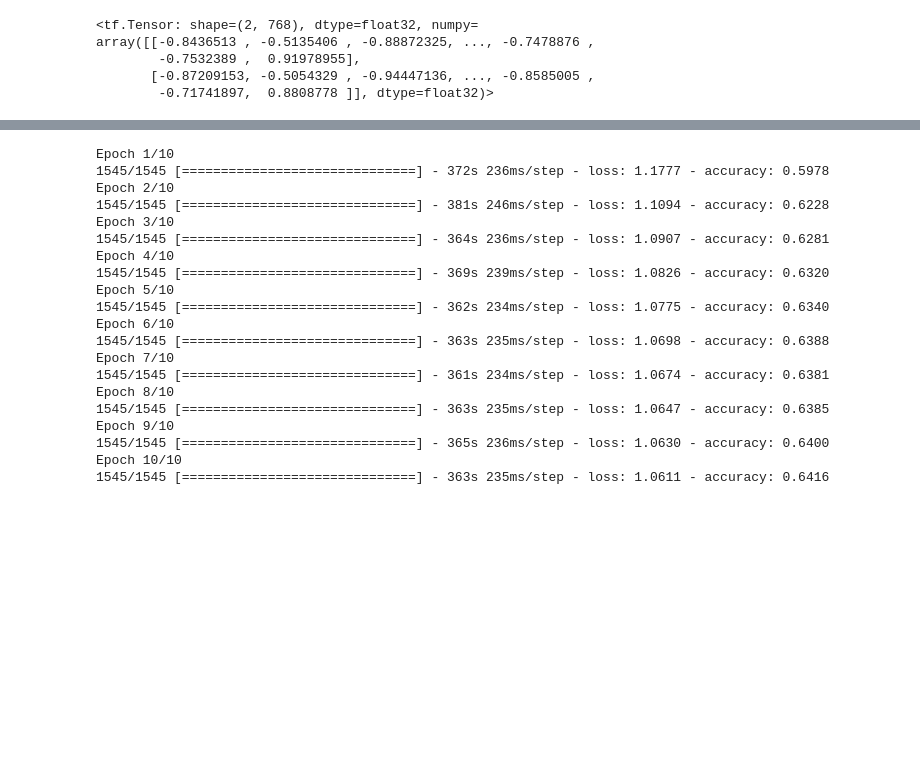
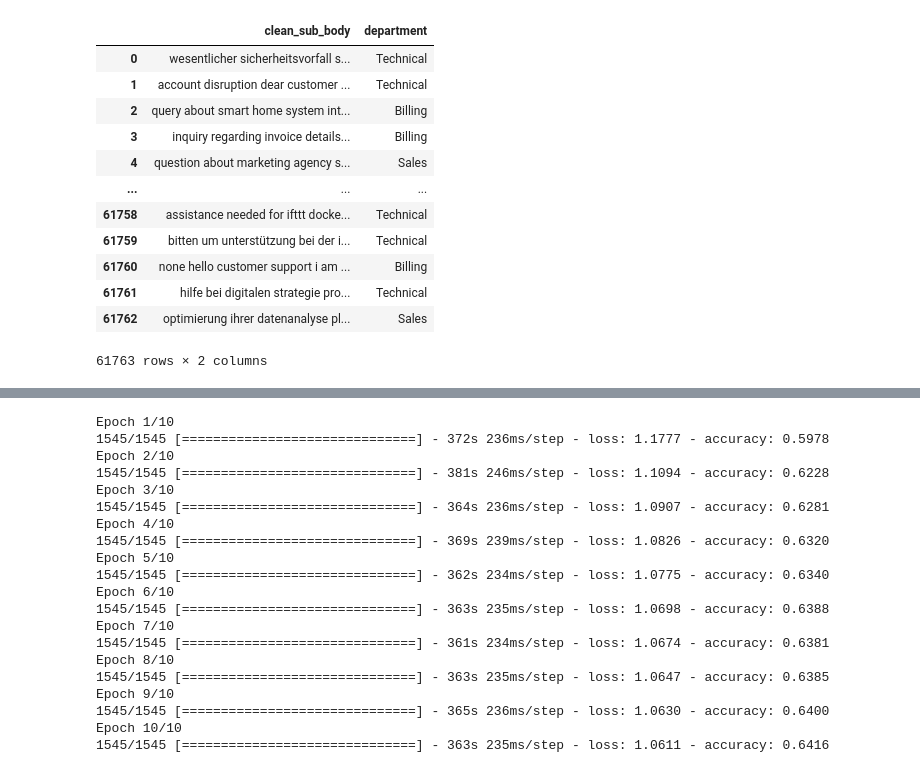
Before and after one commit to JS-Tharun/Customer-Support-Automation, a Jupyter notebook: notebooks/bert.ipynb, the cells around one changed output, grey strips where cells are left out. Saved outputs shown, nothing was run; the diff lists cells and outputs as text; code cells hidden in the pictures; blank space fills up the shorter version.

```diff
--- a/notebooks/bert.ipynb
+++ b/notebooks/bert.ipynb
@@ -11,3 +31,19 @@ df = pd.read_csv("datasets/Customer_Support_Tickets_Cleaned.csv")
 # %%
 df = df[['clean_sub_body', 'department']]
+# %%
+df
+# %% [output]
+|  | clean_sub_body | department |
+| 0 | wesentlicher sicherheitsvorfall s... | Technical |
+| 1 | account disruption dear customer ... | Technical |
+| 2 | query about smart home system int... | Billing |
+| 3 | inquiry regarding invoice details... | Billing |
+| 4 | question about marketing agency s... | Sales |
+| ... | ... | ... |
+| 61758 | assistance needed for ifttt docke... | Technical |
+| 61759 | bitten um unterstützung bei der i... | Technical |
+| 61760 | none hello customer support i am ... | Billing |
+| 61761 | hilfe bei digitalen strategie pro... | Technical |
+| 61762 | optimierung ihrer datenanalyse pl... | Sales |
+61763 rows × 2 columns
 # %%
@@ -26,15 +60,0 @@ bert_encoder = hub.KerasLayer("https://tfhub.dev/tensorflow/bert_en_uncased_L-12
-# %%
-def get_sentence_embeding(sentences):
-    preprocessed_text = bert_preprocess(sentences)
-    return bert_encoder(preprocessed_text)['pooled_output']
-
-get_sentence_embeding([
-    "500$ discount. hurry up",
-    "Bhavin, are you up for a volleybal game tomorrow?"]
-)
-# %% [output]
-<tf.Tensor: shape=(2, 768), dtype=float32, numpy=
-array([[-0.8436513 , -0.5135406 , -0.88872325, ..., -0.7478876 ,
-        -0.7532389 ,  0.91978955],
-       [-0.87209153, -0.5054329 , -0.94447136, ..., -0.8585005 ,
-        -0.71741897,  0.8808778 ]], dtype=float32)>
```
Also changed, not shown: parts of 11 cells of this notebook, 14 other files.
